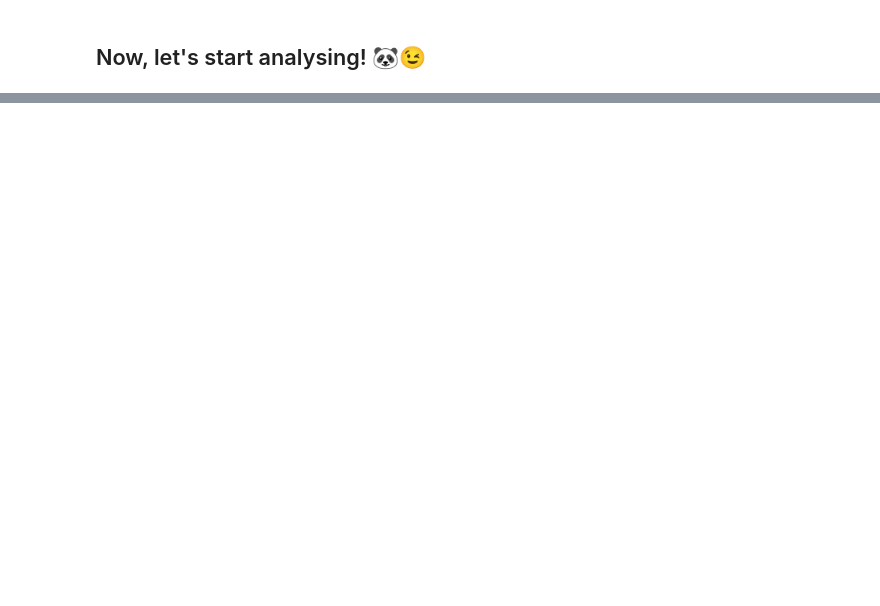
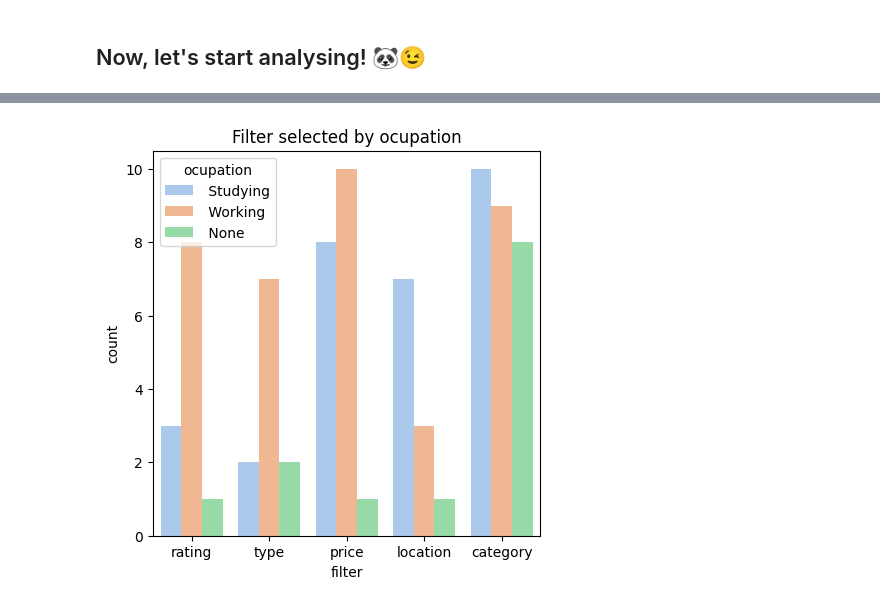
Before and after one commit to julistary/Madplanner-, a Jupyter notebook: estadisticas.ipynb, the cells around one changed output, grey strips where cells are left out. Drawn from its saved outputs; the diff is of its cells as text; code cells hidden in the pictures; blank space fills up the shorter version.

```diff
--- a/estadisticas.ipynb
+++ b/estadisticas.ipynb
@@ -136,0 +70,4 @@ df.sample(10)
+# %%
+s.countploteo("filter","ocupation","Filter selected by ocupation",df).show()
+# %% [output]
+[figure, added]
```
Also changed, not shown: parts of 42 cells of this notebook, 6 other files.
